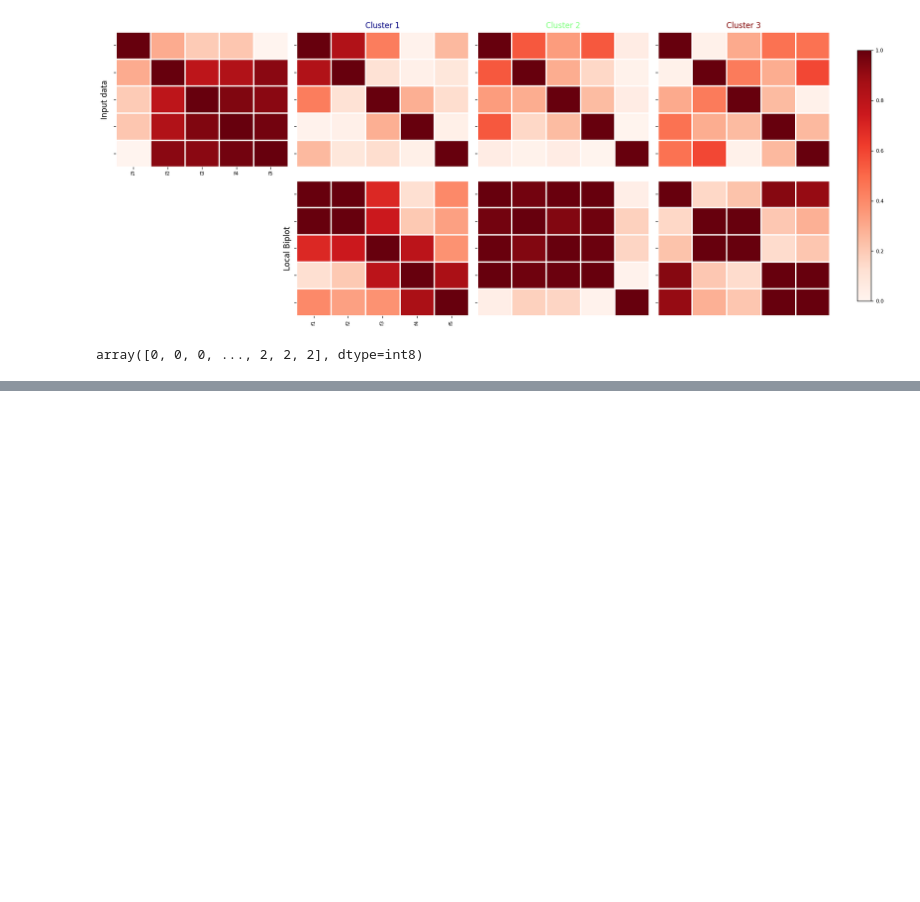
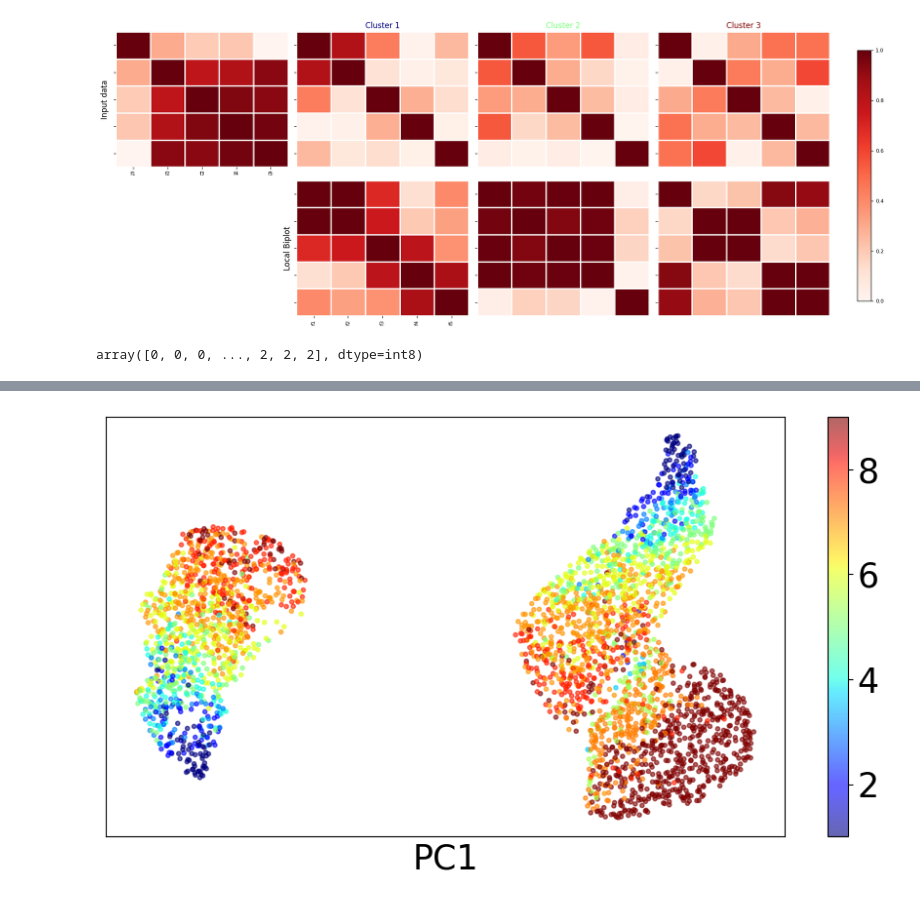
Before and after one commit to UN-GCPDS/python-gcpds.localbiplot, a Jupyter notebook: docs/source/notebooks/01-module example.ipynb, the cells around one changed output, grey strips where cells are left out. Drawn from its saved outputs; the diff is of its cells as text; code cells hidden in the pictures; blank space fills up the shorter version.

```diff
--- a/docs/source/notebooks/01-module example.ipynb
+++ b/docs/source/notebooks/01-module example.ipynb
@@ -160,0 +308,18 @@ fin
+# %%
+C_ = len(np.unique(ydata))
+cmap_ = mpl.colormaps['jet'].resampled(C_)
+cmap_ = cmap_(range(C_))
+plt.figure(figsize =(9,5))
+plt.scatter(localbiplot.Zr[:,0],localbiplot.Zr[:,1], c=ydata, cmap='jet', alpha=0.6, marker='.')
+
+plt.yticks([])
+plt.xticks([])
+plt.xlabel('PC1', fontsize=25)
+cbar = plt.colorbar()
+tick_font_size = 25
+cbar.ax.tick_params(labelsize=tick_font_size)
+plt.tight_layout()
+plt.savefig('umap_score.pdf', bbox_inches='tight', dpi=300)
+plt.show()
+# %% [output]
+[figure, added]
```
Also changed, not shown: parts of 16 cells of this notebook.
